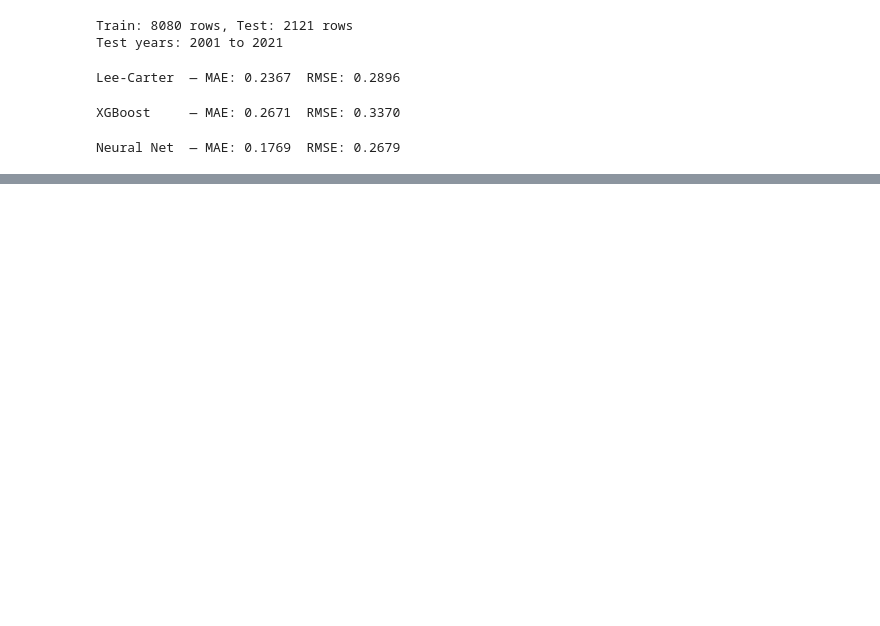
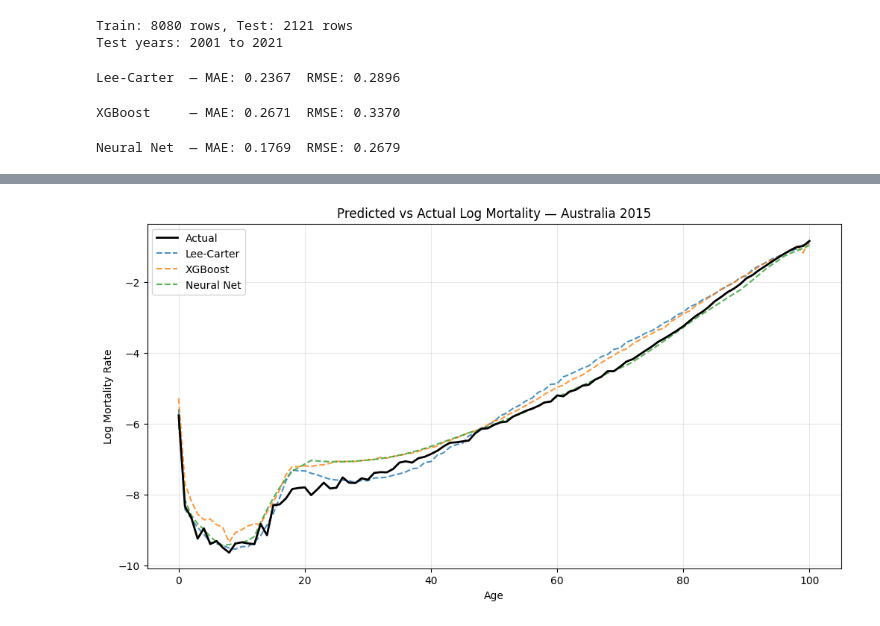
Before and after one commit to DL123890/ML-vs-Actuarial-Methods-Mortality, a Jupyter notebook: notebooks/06_comparisons.ipynb, the cells around one changed output, grey strips where cells are left out. Drawn from its saved outputs; the diff is of its cells as text; code cells hidden in the pictures; blank space fills up the shorter version.

```diff
--- a/notebooks/06_comparisons.ipynb
+++ b/notebooks/06_comparisons.ipynb
@@ -138,0 +250,43 @@ Neural Net  — MAE: 0.1769  RMSE: 0.2679
+# %%
+# ── VISUALISATION 2: PREDICTED VS ACTUAL FOR 2015 ────────────────────────────
+yr = 2015
+ages_plot = np.arange(0, 101)
+
+# actual
+actual_2015 = df[df['Year'] == yr].sort_values('Age')['log_mx_total'].values
+
+# lee-carter prediction
+yr_idx = np.where(test_years == yr)[0][0]
+lc_2015 = alpha_lc + beta_lc * kappa_fore[yr_idx]
+
+# xgboost prediction
+X_2015 = np.column_stack([
+    ages_plot,
+    np.full(101, yr),
+    np.log1p(ages_plot),
+    ages_plot ** 2
+])
+xgb_2015 = model_xgb.predict(X_2015)
+
+# neural net prediction
+X_2015_scaled = scaler.transform(X_2015)
+X_2015_t = torch.FloatTensor(X_2015_scaled)
+model_nn.eval()
+with torch.no_grad():
+    nn_2015 = model_nn(X_2015_t).numpy()
+
+# plot
+plt.figure(figsize=(12, 6))
+plt.plot(ages_plot, actual_2015, 'k-', linewidth=2, label='Actual', zorder=5)
+plt.plot(ages_plot, lc_2015, '--', label='Lee-Carter', alpha=0.8)
+plt.plot(ages_plot, xgb_2015, '--', label='XGBoost', alpha=0.8)
+plt.plot(ages_plot, nn_2015, '--', label='Neural Net', alpha=0.8)
+
+plt.xlabel('Age')
+plt.ylabel('Log Mortality Rate')
+plt.title(f'Predicted vs Actual Log Mortality — Australia {yr}')
+plt.legend()
+plt.grid(True, alpha=0.3)
+plt.show()
+# %% [output]
+[figure, added]
```
Also changed, not shown: parts of 5 cells of this notebook, 1 other file.
